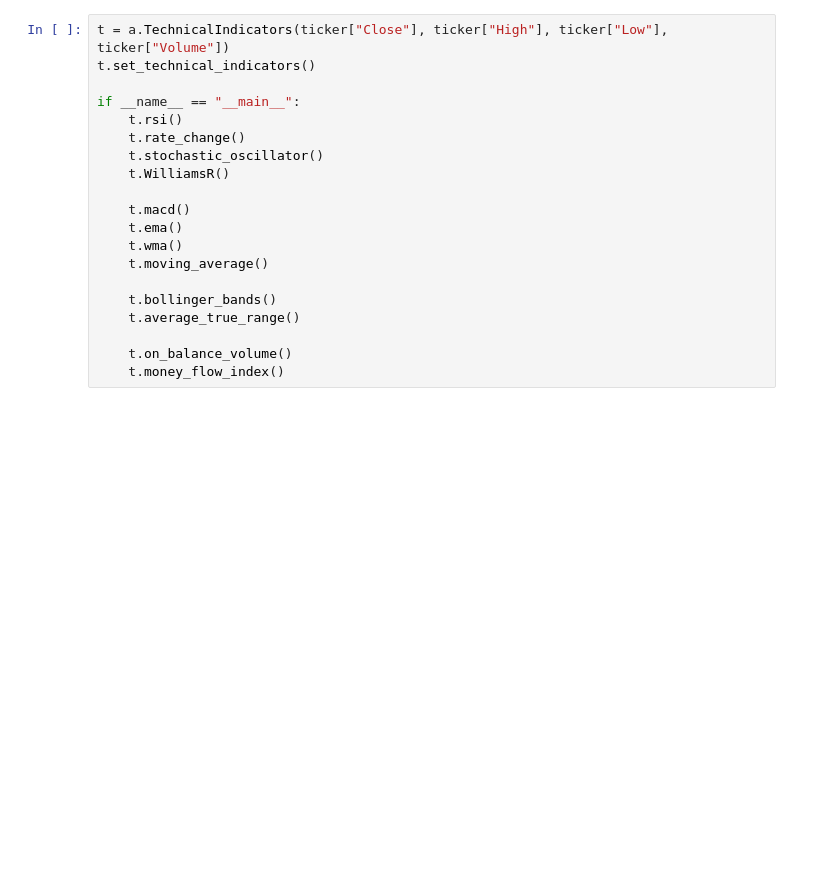
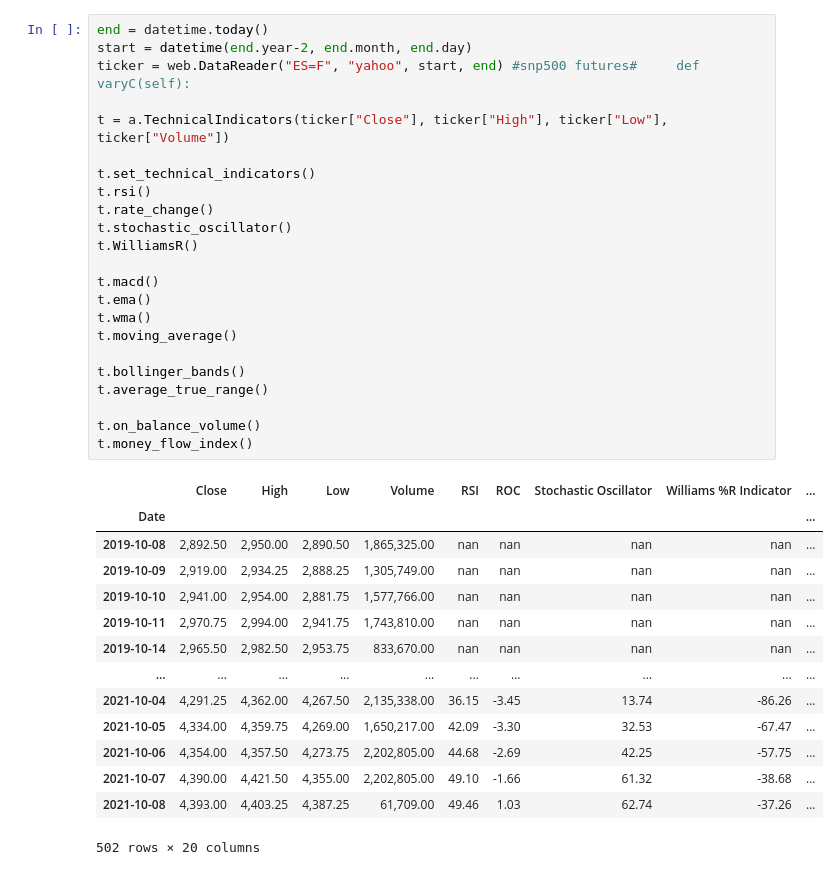
Before and after one commit to mtpalovic/The-Moving-Average-Strategy, a Jupyter notebook: m1.ipynb, the cells around one changed output. Saved outputs shown, nothing was run; the diff lists cells and outputs as text; blank space fills up the shorter version.

```diff
--- a/m1.ipynb
+++ b/m1.ipynb
@@ -69,20 +154,38 @@ ticker = web.DataReader("^GSPC", "yahoo", start, end)
 # %%
+end = datetime.today()
+start = datetime(end.year-2, end.month, end.day)
+ticker = web.DataReader("ES=F", "yahoo", start, end) #snp500 futures#     def varyC(self):
+
 t = a.TechnicalIndicators(ticker["Close"], ticker["High"], ticker["Low"], ticker["Volume"])
+
 t.set_technical_indicators()
+t.rsi()
+t.rate_change()
+t.stochastic_oscillator()
+t.WilliamsR()
 
-if __name__ == "__main__":
-    t.rsi()
-    t.rate_change()
-    t.stochastic_oscillator()
-    t.WilliamsR()
+t.macd()
+t.ema()
+t.wma()
+t.moving_average()
 
-    t.macd()
-    t.ema()
-    t.wma()
-    t.moving_average()
+t.bollinger_bands()
+t.average_true_range()
 
-    t.bollinger_bands()
-    t.average_true_range()
-
-    t.on_balance_volume()
-    t.money_flow_index()
+t.on_balance_volume()
+t.money_flow_index()
+# %% [output]
+|  | Close | High | Low | Volume | RSI | ROC | Stochastic Oscillator | Williams %R Indicator | ... |
+| Date |  |  |  |  |  |  |  |  | ... |
+| 2019-10-08 | 2,892.50 | 2,950.00 | 2,890.50 | 1,865,325.00 | nan | nan | nan | nan | ... |
+| 2019-10-09 | 2,919.00 | 2,934.25 | 2,888.25 | 1,305,749.00 | nan | nan | nan | nan | ... |
+| 2019-10-10 | 2,941.00 | 2,954.00 | 2,881.75 | 1,577,766.00 | nan | nan | nan | nan | ... |
+| 2019-10-11 | 2,970.75 | 2,994.00 | 2,941.75 | 1,743,810.00 | nan | nan | nan | nan | ... |
+| 2019-10-14 | 2,965.50 | 2,982.50 | 2,953.75 | 833,670.00 | nan | nan | nan | nan | ... |
+| ... | ... | ... | ... | ... | ... | ... | ... | ... | ... |
+| 2021-10-04 | 4,291.25 | 4,362.00 | 4,267.50 | 2,135,338.00 | 36.15 | -3.45 | 13.74 | -86.26 | ... |
+| 2021-10-05 | 4,334.00 | 4,359.75 | 4,269.00 | 1,650,217.00 | 42.09 | -3.30 | 32.53 | -67.47 | ... |
+| 2021-10-06 | 4,354.00 | 4,357.50 | 4,273.75 | 2,202,805.00 | 44.68 | -2.69 | 42.25 | -57.75 | ... |
+| 2021-10-07 | 4,390.00 | 4,421.50 | 4,355.00 | 2,202,805.00 | 49.10 | -1.66 | 61.32 | -38.68 | ... |
+| 2021-10-08 | 4,393.00 | 4,403.25 | 4,387.25 | 61,709.00 | 49.46 | 1.03 | 62.74 | -37.26 | ... |
+502 rows × 20 columns
```
Also changed, not shown: parts of 11 cells of this notebook.
